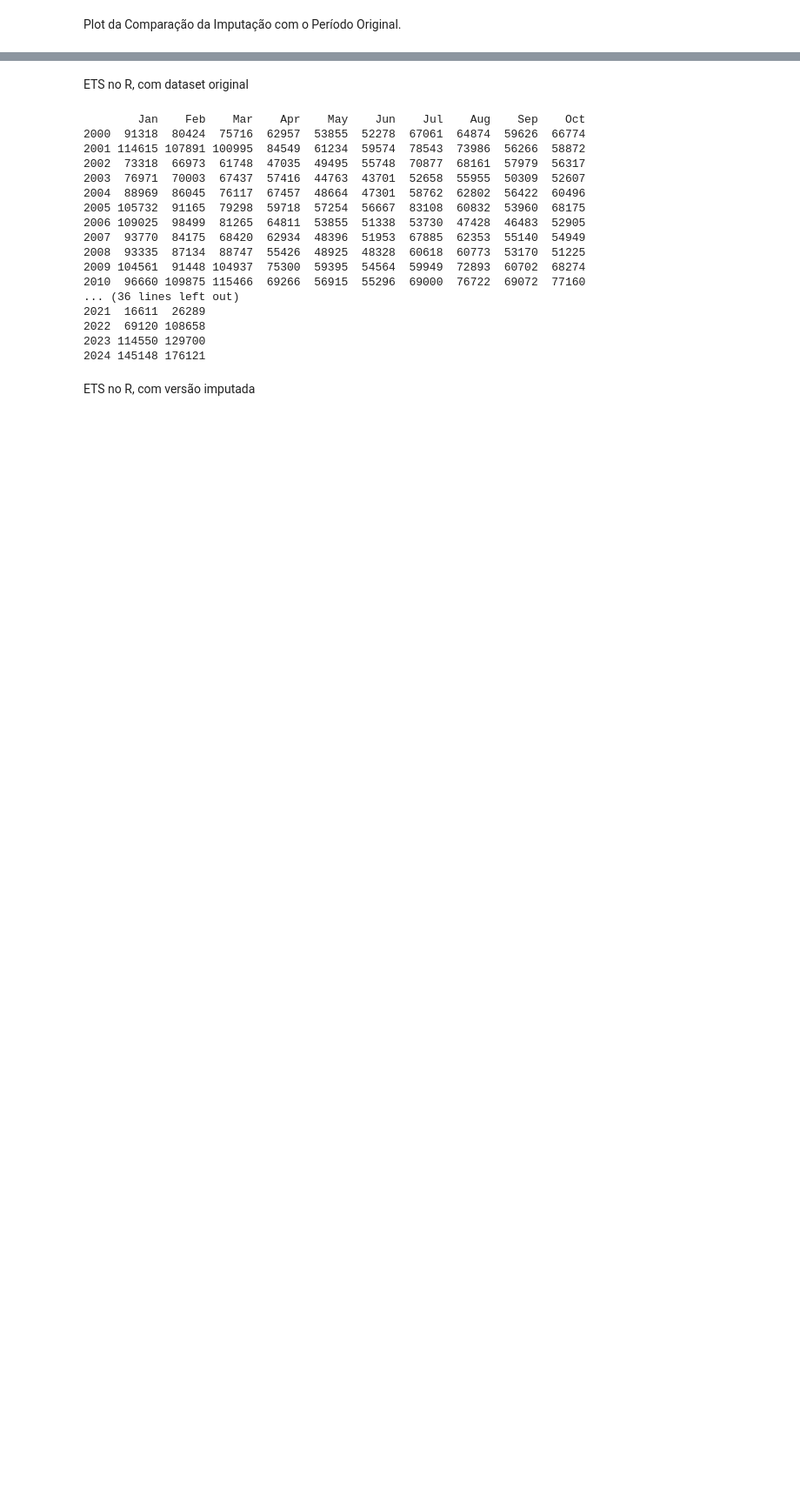
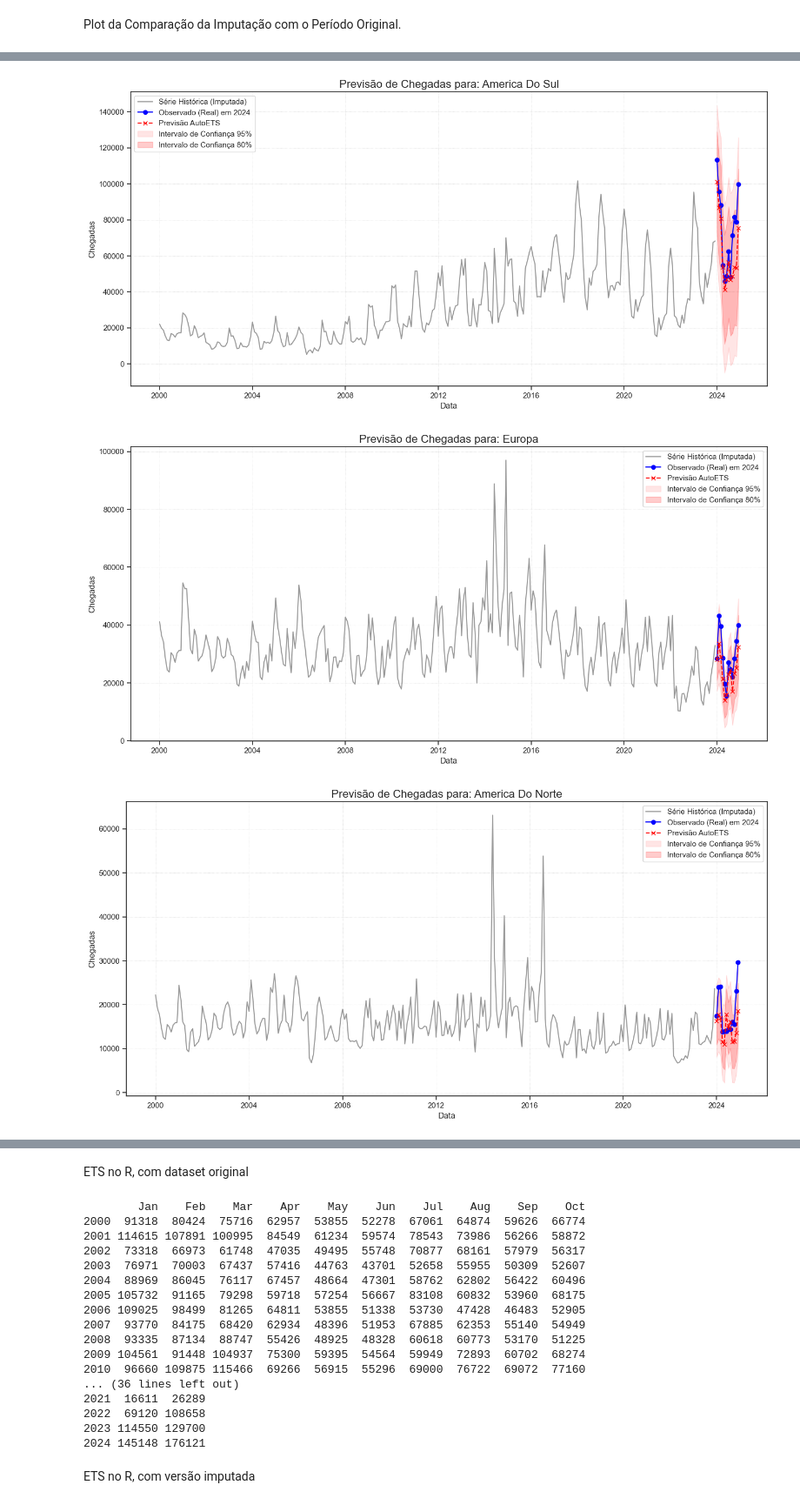
Before and after one commit to renanop/international_arrivals_time_series_forecasting, a Jupyter notebook: notebooks/modeling/STL.ipynb, the cells around one changed output, grey strips where cells are left out. Shown at 87% size. Saved outputs shown, nothing was run; the diff lists cells and outputs as text; code cells hidden in the pictures; blank space fills up the shorter version.

```diff
--- a/notebooks/modeling/STL.ipynb
+++ b/notebooks/modeling/STL.ipynb
@@ -191,0 +326,20 @@ plt.show()
+# %%
+# Pivota o dataframe para que cada continente seja uma coluna, com a data como índice
+df_continentes_pivot = df_rj_continente.pivot(
+    index='date',
+    columns='continent',
+    values='arrivals'
+)
+
+# Cria um dicionário onde cada chave é o nome de um continente e o valor é a série temporal correspondente
+series_por_continente = {
+    continente: df_continentes_pivot[continente] for continente in df_continentes_pivot.columns
+}
+
+# Exibe as primeiras 5 linhas do dataframe pivotado para verificação
+print("DataFrame Pivotado (cada coluna é uma série temporal):")
+print(df_continentes_pivot.head())
+
+# Exemplo de como acessar uma série temporal específica (ex: Europa)
+print("\nExemplo de acesso à série da Europa:")
+print(series_por_continente['europa'].head())
@@ -191,0 +649,52 @@ plt.show()
+# %%
+# Itera sobre os resultados para plotar cada previsão
+for index, row in results_df.iterrows():
+    continent_name = row['continent']
+    forecast_df = row['forecast']
+
+    # Pega a série original (não imputada) para comparação
+    original_series = series_por_continente[continent_name]
+
+    # Pega a série imputada para plotar o histórico completo
+    imputed_series = imputed_continent_series[continent_name]
+
+    if forecast_df is not None and not forecast_df.empty:
+        plt.figure(figsize=(14, 7))
+
+        # Plota a série histórica (imputada) até o final do treino
+        plt.plot(imputed_series.loc[:train_end].index, imputed_series.loc[:train_end].values,
+                 label='Série Histórica (Imputada)', color='gray', alpha=0.8)
+
+        # Plota a série original no período de teste para comparação
+        test_period_original = original_series.loc[test_start:test_end]
+        plt.plot(test_period_original.index, test_period_original.values,
+                 label='Observado (Real) em 2024', color='blue', marker='o', linestyle='-')
+
+        # Plota a previsão
+        plt.plot(forecast_df.index, forecast_df['AutoETS'],
+                 label='Previsão AutoETS', color='red', marker='x', linestyle='--')
+
+        # Plota os intervalos de confiança, se existirem
+        if 'AutoETS-lo-95' in forecast_df.columns and 'AutoETS-hi-95' in forecast_df.columns:
+            plt.fill_between(forecast_df.index,
+                             forecast_df['AutoETS-lo-95'],
+                             forecast_df['AutoETS-hi-95'],
+                             color='red', alpha=0.1, label='Intervalo de Confiança 95%')
+        if 'AutoETS-lo-80' in forecast_df.columns and 'AutoETS-hi-80' in forecast_df.columns:
+            plt.fill_between(forecast_df.index,
+                             forecast_df['AutoETS-lo-80'],
+                             forecast_df['AutoETS-hi-80'],
+                             color='red', alpha=0.2, label='Intervalo de Confiança 80%')
+
+        # Configurações do gráfico
+        plt.title(f'Previsão de Chegadas para: {continent_name.replace("_", " ").title()}', fontsize=16)
+        plt.xlabel('Data', fontsize=12)
+        plt.ylabel('Chegadas', fontsize=12)
+        plt.legend()
+        plt.grid(True, which='both', linestyle=':', linewidth=0.5)
+        plt.tight_layout()
+        plt.show()
+# %% [output]
+[figure, added]
+[figure, added]
+[figure, added]
```
Also changed, not shown: parts of 24 cells of this notebook.
